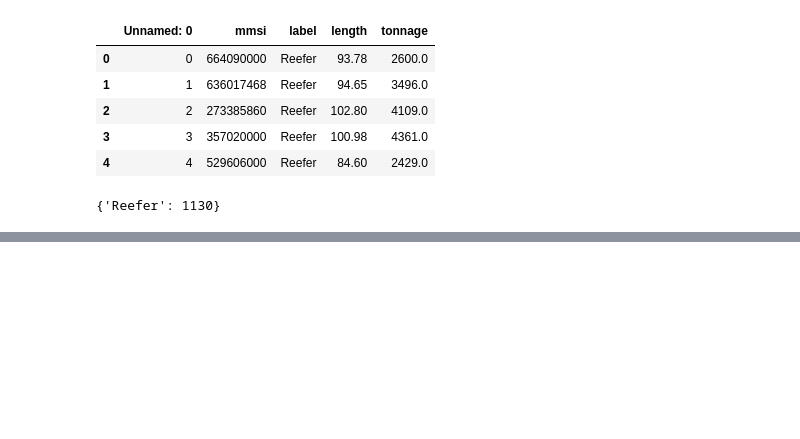
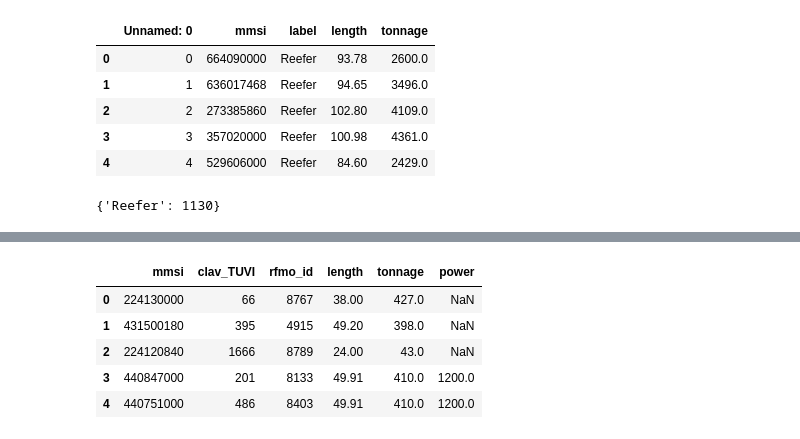
Before and after one commit to GlobalFishingWatch/mussidae, a Jupyter notebook: mussidae/kroodsma_listbuld_v2/list_insepection_and_mappings.ipynb, the cells around one changed output, grey strips where cells are left out. Cells and saved outputs as stored; diff of their text form; code cells hidden in the pictures; blank space fills up the shorter version.

```diff
--- a/mussidae/kroodsma_listbuld_v2/list_insepection_and_mappings.ipynb
+++ b/mussidae/kroodsma_listbuld_v2/list_insepection_and_mappings.ipynb
@@ -551,0 +605,11 @@ save_file(filename)
+# %%
+filename = 'matched_mmsi_IATTC'
+df = pd.read_csv('input_lists/'+filename+'.csv')
+df.head()
+# %% [output]
+|  | mmsi | clav_TUVI | rfmo_id | length | tonnage | power |
+| 0 | 224130000 | 66 | 8767 | 38.00 | 427.0 | NaN |
+| 1 | 431500180 | 395 | 4915 | 49.20 | 398.0 | NaN |
+| 2 | 224120840 | 1666 | 8789 | 24.00 | 43.0 | NaN |
+| 3 | 440847000 | 201 | 8133 | 49.91 | 410.0 | 1200.0 |
+| 4 | 440751000 | 486 | 8403 | 49.91 | 410.0 | 1200.0 |
```
Also changed, not shown: parts of 13 cells of this notebook, 15 other files.
